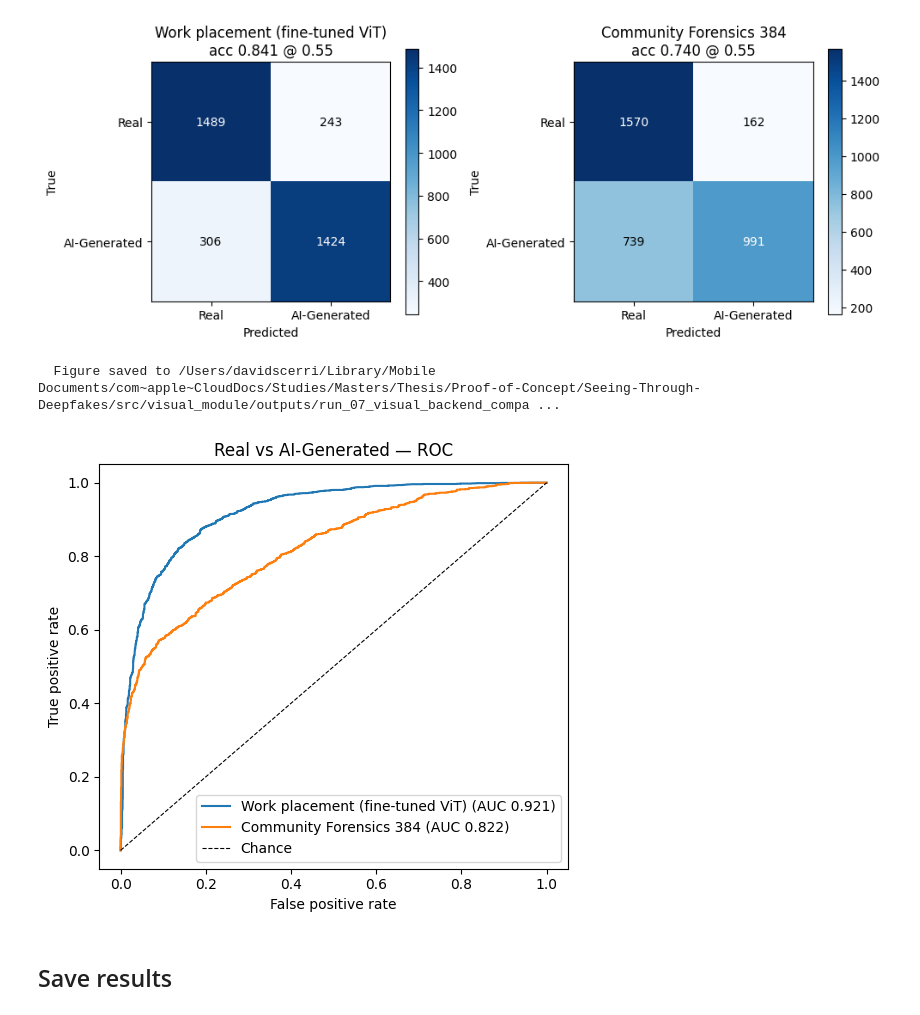
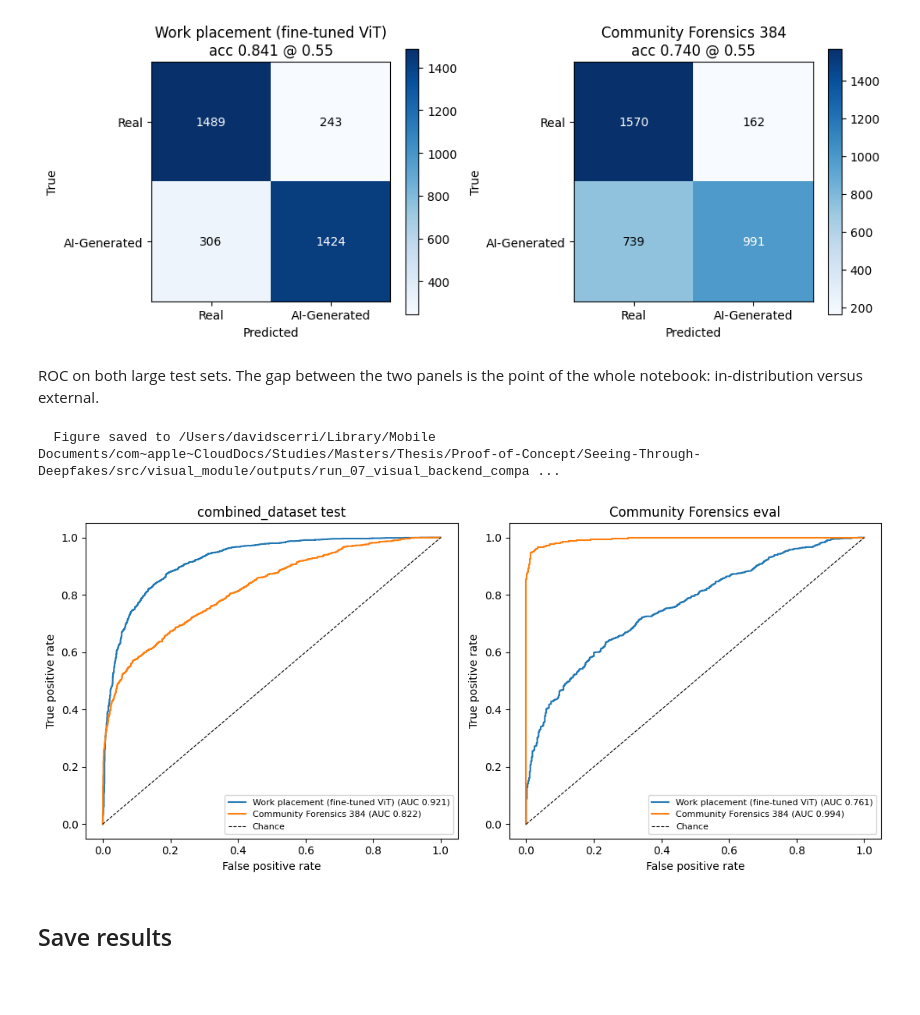
Before and after one commit to DavidBScerri/Seeing-Through-Deepfakes, a Jupyter notebook: src/visual_module/visual_module_eval.ipynb, the cells around one changed output. Cells and saved outputs as stored; diff of their text form; code cells hidden in the pictures; blank space fills up the shorter version.

```diff
--- a/src/visual_module/visual_module_eval.ipynb
+++ b/src/visual_module/visual_module_eval.ipynb
@@ -227,0 +317,15 @@ pd.DataFrame({
+# %%
+cf_eval_probs, cf_eval_labels, cf_eval_generators = {}, None, None
+
+for name, clf in classifiers.items():
+    print(f"Scoring {name} on the Community Forensics eval set...")
+    probs, labels, generators = ev.score_commfor_eval(
+        clf,
+        eval_shards,
+        batch_size=BATCH_SIZE,
+        max_images_per_shard=COMMFOR_MAX_IMAGES_PER_SHARD,
+        index=index,
+    )
+    cf_eval_probs[name] = probs
+    cf_eval_labels, cf_eval_generators = labels, generators
+    print(f"  done: {len(probs)} images over {len(set(generators))} generators\n")
@@ -227,0 +447,15 @@ pd.DataFrame({
+# %%
+first = next(iter(cf_eval_metrics.values()))["per_generator"]
+
+per_gen = pd.DataFrame({
+    ("", "n_real"): {g: r["n_real"] for g, r in first.items()},
+    ("", "n_ai"): {g: r["n_ai"] for g, r in first.items()},
+    ("", "balanced"): {g: r["balanced"] for g, r in first.items()},
+    **{
+        (name, metric): {g: r[metric] for g, r in m["per_generator"].items()}
+        for name, m in cf_eval_metrics.items()
+        for metric in ("ap", "accuracy")
+    },
+})
+per_gen.columns = pd.MultiIndex.from_tuples(per_gen.columns)
+per_gen.sort_values(("", "balanced"), ascending=False).round(4)
@@ -237,14 +490,22 @@ ev.plot_confusion_matrices(
 # %% [output]
   Figure saved to /Users/davidscerri/Library/Mobile Documents/com~apple~CloudDocs/Studies/Masters/Thesis/Proof-of-Concept/Seeing-Through-Deepfakes/src/visual_module/outputs/run_07_visual_backend_compa ...
 [figure]
+# %% [markdown]
+ROC on both large test sets. The gap between the two panels is the point of the
+whole notebook: in-distribution versus external.
 # %%
 ev.plot_roc(
-    {name: (probs, split_labels) for name, probs in split_probs.items()},
+    {
+        "combined_dataset test": {name: (probs, split_labels)
+                                  for name, probs in split_probs.items()},
+        "Community Forensics eval": {name: (probs, cf_eval_labels)
+                                     for name, probs in cf_eval_probs.items()},
+    },
     output_path=os.path.join(OUTPUT_DIR, f"{RUN_NAME}_roc.png"),
 );
 # %% [output]
   Figure saved to /Users/davidscerri/Library/Mobile Documents/com~apple~CloudDocs/Studies/Masters/Thesis/Proof-of-Concept/Seeing-Through-Deepfakes/src/visual_module/outputs/run_07_visual_backend_compa ...
-[figure, old version]
+[figure, new version]
 # %% [markdown]
 ## Save results
 # %%
```
Also changed, not shown: parts of 11 cells of this notebook, 6 other files.
